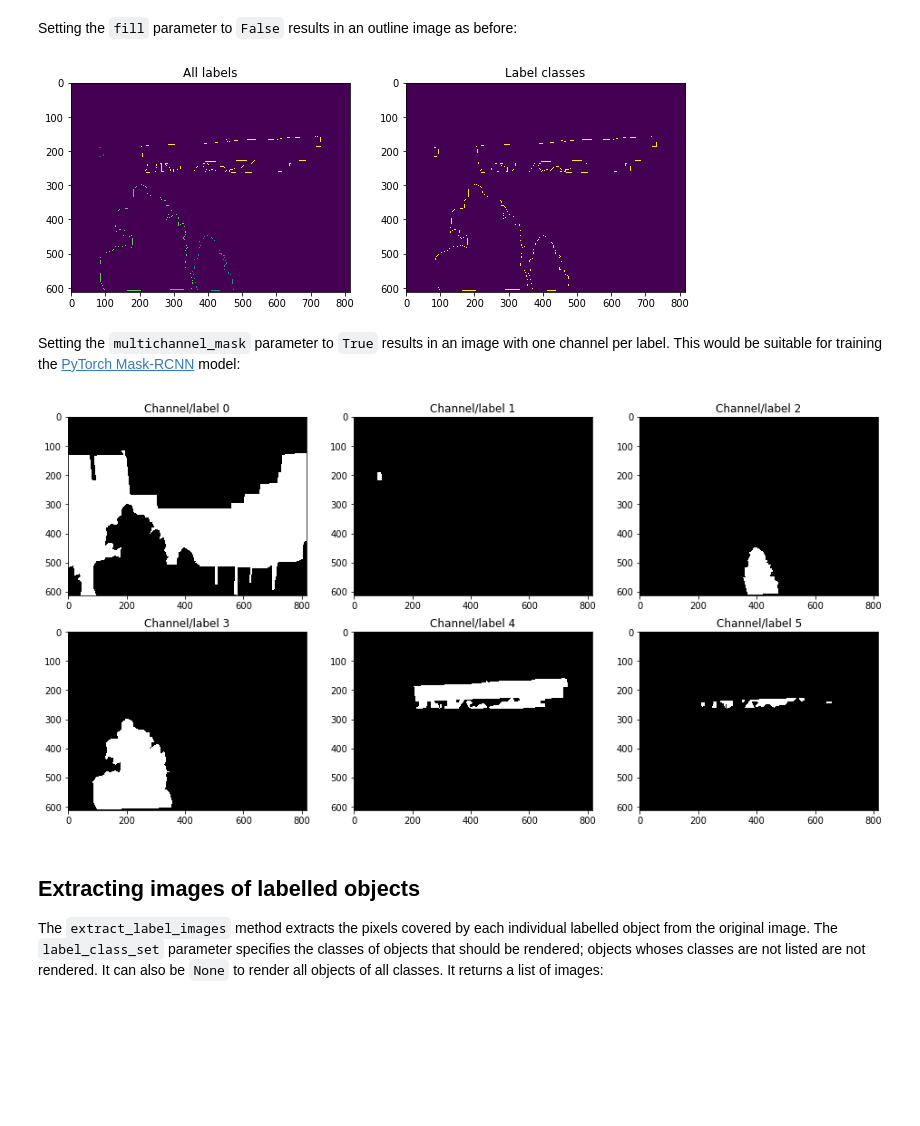
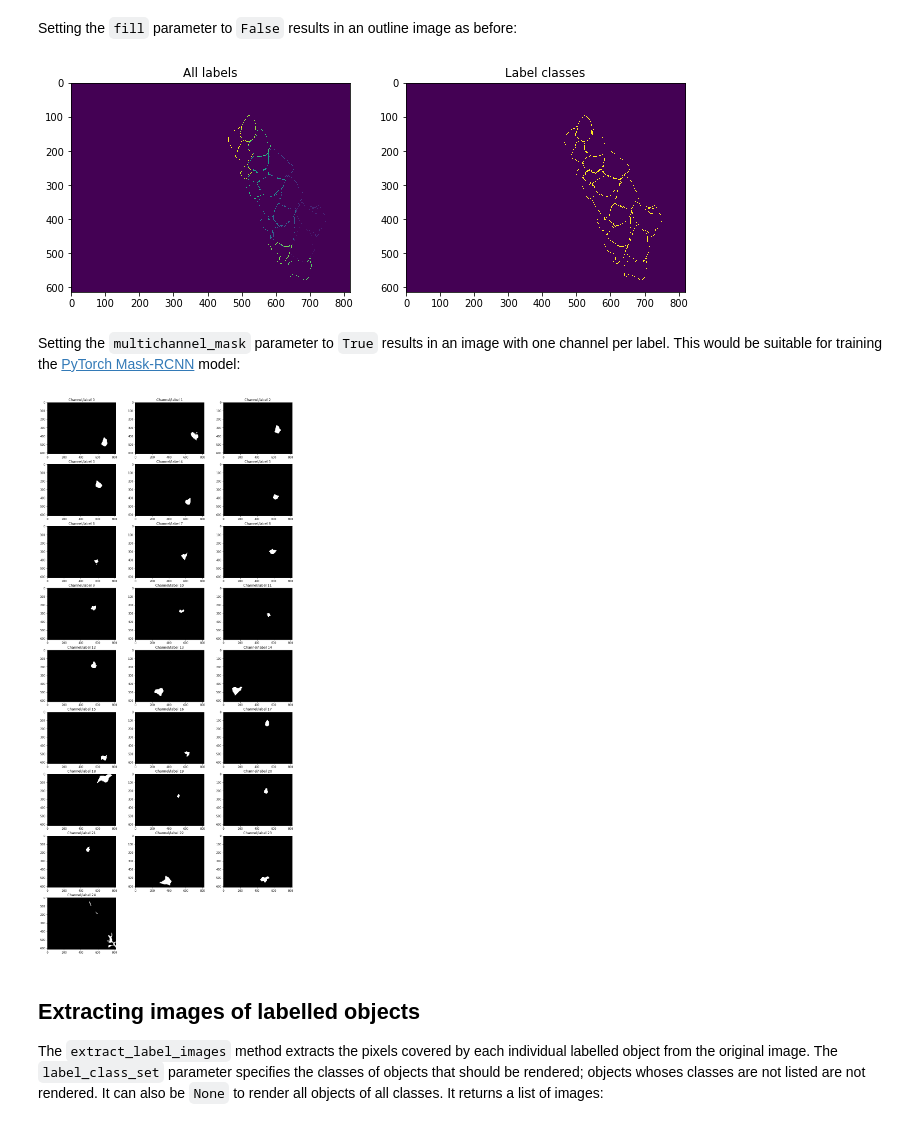
Before and after one commit to Britefury/django-labeller, a Jupyter notebook: Image labeller notebook.ipynb, the cells around one changed output. Saved outputs shown, nothing was run; the diff lists cells and outputs as text; code cells hidden in the pictures; blank space fills up the shorter version.

```diff
--- a/Image labeller notebook.ipynb
+++ b/Image labeller notebook.ipynb
@@ -26,7 +28,7 @@ labelled_images = labelling_tool.PersistentLabelledImage.for_directory('images',
 print('Loaded {0} images'.format(len(labelled_images)))
 
 for limg in labelled_images:
-    if os.path.basename(limg.image_path).lower() == 'uea_grounds_2.jpg':
+    if os.path.basename(limg.image_path).lower() == 'foxglove.jpg':
         labelled_img = limg
 
 print(labelled_img.image_path)
@@ -199,7 +201,7 @@ Setting the `fill` parameter to `False` results in an outline image as before:
 # Only render trees so that we can show one large image, otherwise the 1-pixel-wide outlines
 # will be difficult to see:
 labels_2d, label_cls = labels.render_label_instances(
-    label_classes={'tree' : 1}, image_shape=image_shape, fill=False)
+    label_classes={'flower' : 1}, image_shape=image_shape, fill=False)
 plt.figure(figsize=(11, 4))
 plt.subplot(1, 2, 1)
 plt.title('All labels')
@@ -210,27 +212,27 @@ plt.title('Label classes')
 plt.imshow(label_cls[labels_2d])
 plt.show()
 # %% [output]
-[figure, old version]
+[figure, new version]
 # %% [markdown]
 Setting the `multichannel_mask` parameter to `True` results in an image with one channel per label. This would
 be suitable for training the [PyTorch Mask-RCNN](https://pytorch.org/docs/stable/torchvision/models.html#mask-r-cnn) model:
 # %%
 labels_2d, label_cls = labels.render_label_instances(
-    label_classes={'tree' : 1, 'building' : 2, 'lake' : 3}, image_shape=image_shape, multichannel_mask=True)
+    label_classes={'flower' : 1, 'leaf' : 2, 'stem' : 3}, image_shape=image_shape, multichannel_mask=True)
 
 COLUMNS = 3
 ROWS = labels_2d.shape[2] // COLUMNS
 if labels_2d.shape[2] % COLUMNS > 0:
     ROWS += 1
 
 plt.figure(figsize=(16, 4 * ROWS))
 for i in range(labels_2d.shape[2]):
     plt.subplot(ROWS, COLUMNS, i + 1)
     plt.title('Channel/label {}'.format(i))
     plt.imshow(labels_2d[:, :, i], cmap='gray')
 plt.show()
 # %% [output]
-[figure, old version]
+[figure, new version]
 # %% [markdown]
 ## Extracting images of labelled objects
 
```
Also changed, not shown: parts of 25 cells of this notebook, 49 other files.
